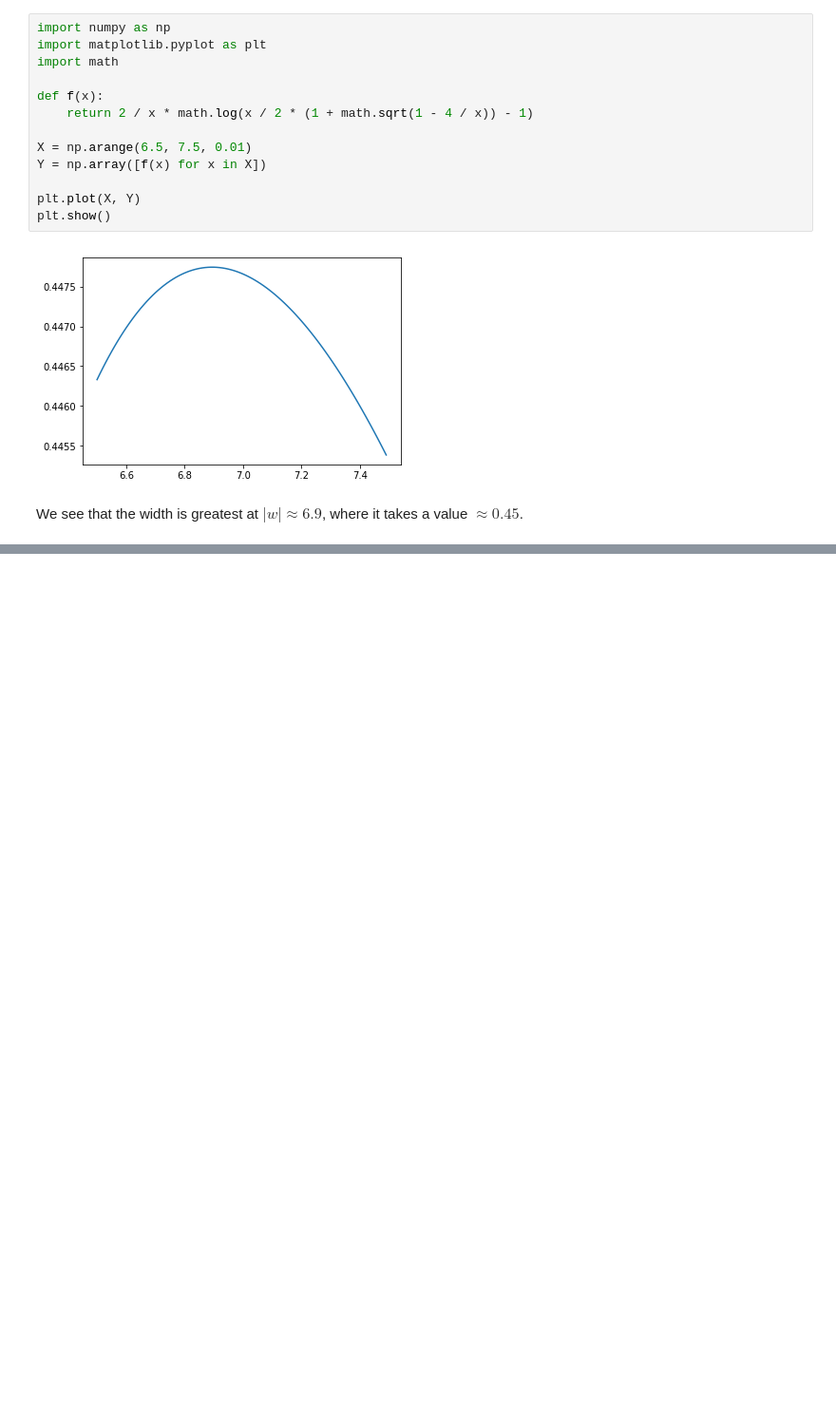
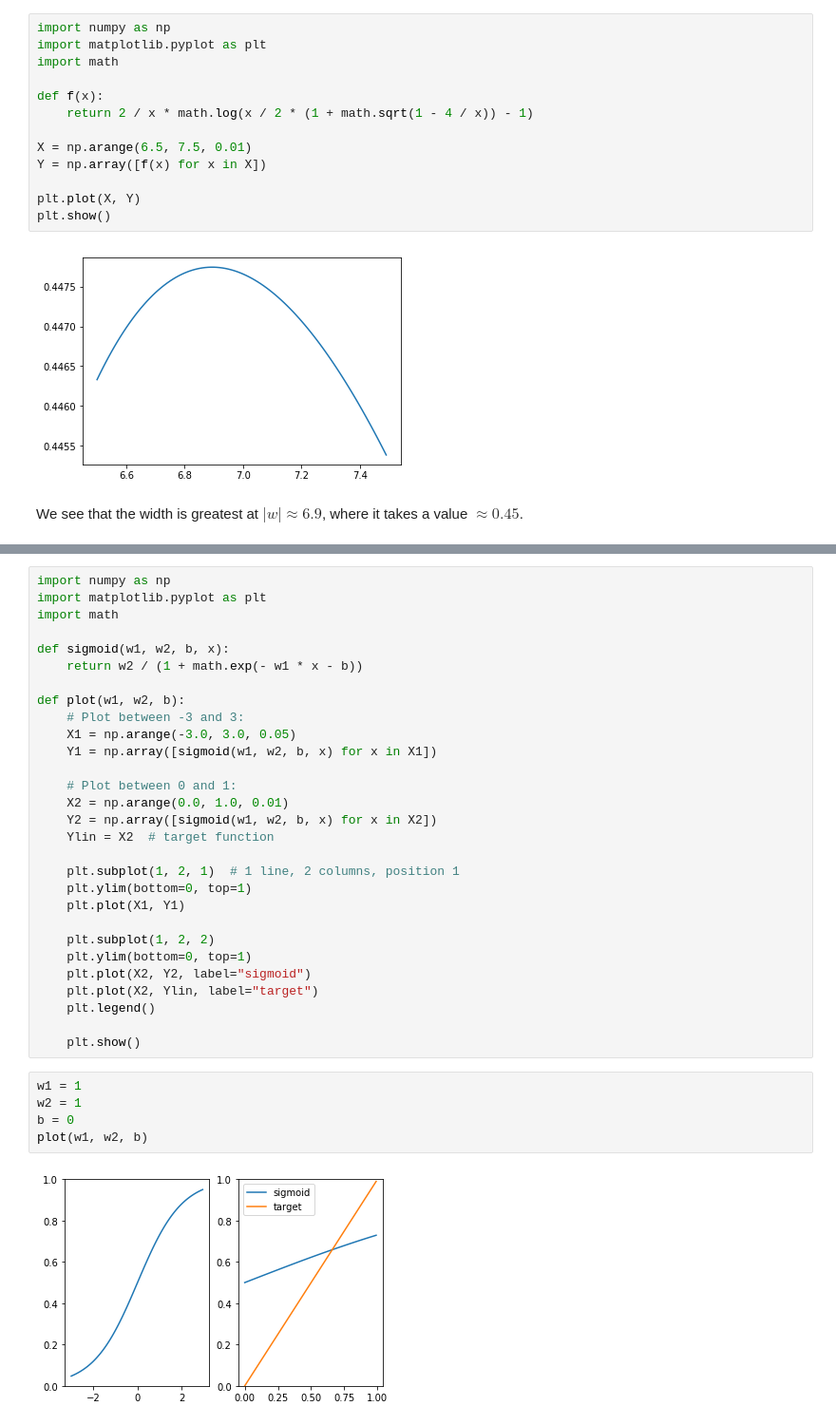
Before and after one commit to nndl-solutions/NNDL-solutions, a Jupyter notebook: notebooks/chap-5-why-are-deep-neural-networks-hard-to-train.ipynb, the cells around one changed output, grey strips where cells are left out. Shown: that part at 95% size. Drawn from its saved outputs; the diff is of its cells as text; blank space fills up the shorter version.

```diff
--- a/notebooks/chap-5-why-are-deep-neural-networks-hard-to-train.ipynb
+++ b/notebooks/chap-5-why-are-deep-neural-networks-hard-to-train.ipynb
@@ -127,0 +134,36 @@ We see that the width is greatest at $|w| \approx 6.9$, where it takes a value $
+# %%
+import numpy as np
+import matplotlib.pyplot as plt
+import math
+
+def sigmoid(w1, w2, b, x):
+    return w2 / (1 + math.exp(- w1 * x - b))
+
+def plot(w1, w2, b):
+    # Plot between -3 and 3:
+    X1 = np.arange(-3.0, 3.0, 0.05)
+    Y1 = np.array([sigmoid(w1, w2, b, x) for x in X1])
+
+    # Plot between 0 and 1:
+    X2 = np.arange(0.0, 1.0, 0.01)
+    Y2 = np.array([sigmoid(w1, w2, b, x) for x in X2])
+    Ylin = X2  # target function
+
+    plt.subplot(1, 2, 1)  # 1 line, 2 columns, position 1
+    plt.ylim(bottom=0, top=1)
+    plt.plot(X1, Y1)
+
+    plt.subplot(1, 2, 2)
+    plt.ylim(bottom=0, top=1)
+    plt.plot(X2, Y2, label="sigmoid")
+    plt.plot(X2, Ylin, label="target")
+    plt.legend()
+
+    plt.show()
+# %%
+w1 = 1
+w2 = 1
+b = 0
+plot(w1, w2, b)
+# %% [output]
+[figure, added]
```
Also changed, not shown: parts of 5 cells of this notebook.
